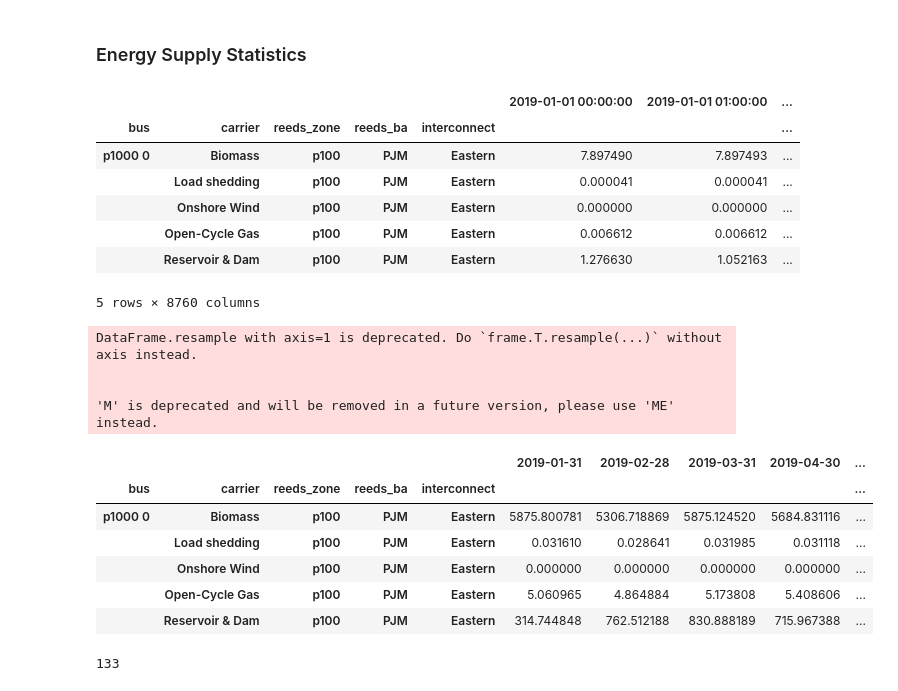
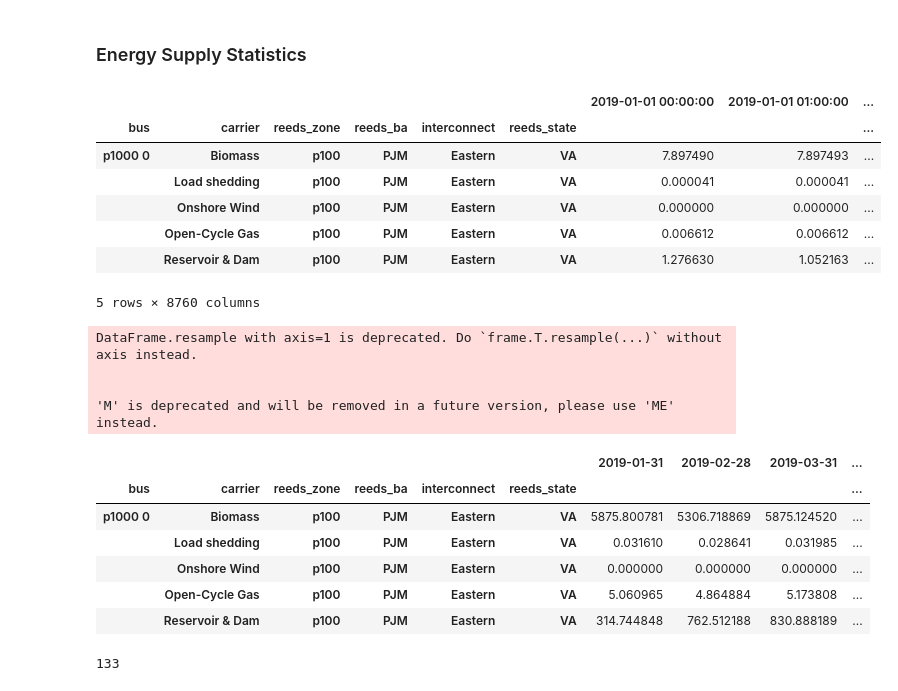
Before and after one commit to af3913/pypsa-usa, a Jupyter notebook: workflow/pypsa-usa_technical_appendix.ipynb, the cells around one changed output. Drawn from its saved outputs; the diff is of its cells as text; code cells hidden in the pictures.

```diff
--- a/workflow/pypsa-usa_technical_appendix.ipynb
+++ b/workflow/pypsa-usa_technical_appendix.ipynb
@@ -215,42 +215,42 @@ def get_primary_energy_use(n: pypsa.Network) -> pd.DataFrame:
         .groupby(["bus", "carrier"])
         .sum()
     )
 
 
 energy_use = get_primary_energy_use(network)
 
 # Add zonal features to energy use dataframe
 def add_zonal_features(energy_use: pd.DataFrame, buses: pd.DataFrame):
     """
     Returns energy_use dataframe with additional zonal features from buses dataframe.
     """
-    buses_select = buses[["reeds_zone", "reeds_ba", "interconnect"]].reset_index().rename(columns={"Bus": "bus"})
+    buses_select = buses[["reeds_zone", "reeds_ba", "interconnect", "reeds_state"]].reset_index().rename(columns={"Bus": "bus"})
 
     energy_use_zonal = energy_use.reset_index()
 
     energy_use_zonal.columns = energy_use_zonal.columns.droplevel(1)
 
     energy_use_zonal = energy_use_zonal.merge(buses_select, on="bus")
 
-    energy_use_zonal = energy_use_zonal.set_index(["bus", "carrier", "reeds_zone", "reeds_ba", "interconnect"])
+    energy_use_zonal = energy_use_zonal.set_index(["bus", "carrier", "reeds_zone", "reeds_ba", "interconnect", "reeds_state"])
 
     energy_use.columns = [timestamp[1] for timestamp in energy_use.columns]
     energy_use.columns = pd.to_datetime(energy_use.columns)
     energy_use_zonal.columns = energy_use.columns
 
     return energy_use_zonal
 
 # Apply function to get energy_use dataframe with zonal features
 energy_use_zonal = add_zonal_features(energy_use, buses)
 energy_use_zonal.head()
 # %% [output]
-|  |  |  |  |  | 2019-01-01 00:00:00 | 2019-01-01 01:00:00 | ... |
-| bus | carrier | reeds_zone | reeds_ba | interconnect |  |  | ... |
-| p1000 0 | Biomass | p100 | PJM | Eastern | 7.897490 | 7.897493 | ... |
-|  | Load shedding | p100 | PJM | Eastern | 0.000041 | 0.000041 | ... |
-|  | Onshore Wind | p100 | PJM | Eastern | 0.000000 | 0.000000 | ... |
-|  | Open-Cycle Gas | p100 | PJM | Eastern | 0.006612 | 0.006612 | ... |
-|  | Reservoir & Dam | p100 | PJM | Eastern | 1.276630 | 1.052163 | ... |
+|  |  |  |  |  |  | 2019-01-01 00:00:00 | 2019-01-01 01:00:00 | ... |
+| bus | carrier | reeds_zone | reeds_ba | interconnect | reeds_state |  |  | ... |
+| p1000 0 | Biomass | p100 | PJM | Eastern | VA | 7.897490 | 7.897493 | ... |
+|  | Load shedding | p100 | PJM | Eastern | VA | 0.000041 | 0.000041 | ... |
+|  | Onshore Wind | p100 | PJM | Eastern | VA | 0.000000 | 0.000000 | ... |
+|  | Open-Cycle Gas | p100 | PJM | Eastern | VA | 0.006612 | 0.006612 | ... |
+|  | Reservoir & Dam | p100 | PJM | Eastern | VA | 1.276630 | 1.052163 | ... |
 5 rows × 8760 columns
 # %%
 # Aggregate by month for energy_use_zonal
@@ -261,13 +261,13 @@ DataFrame.resample with axis=1 is deprecated. Do `frame.T.resample(...)` without
 
 
 'M' is deprecated and will be removed in a future version, please use 'ME' instead.
-|  |  |  |  |  | 2019-01-31 | 2019-02-28 | 2019-03-31 | 2019-04-30 | ... |
-| bus | carrier | reeds_zone | reeds_ba | interconnect |  |  |  |  | ... |
-| p1000 0 | Biomass | p100 | PJM | Eastern | 5875.800781 | 5306.718869 | 5875.124520 | 5684.831116 | ... |
-|  | Load shedding | p100 | PJM | Eastern | 0.031610 | 0.028641 | 0.031985 | 0.031118 | ... |
-|  | Onshore Wind | p100 | PJM | Eastern | 0.000000 | 0.000000 | 0.000000 | 0.000000 | ... |
-|  | Open-Cycle Gas | p100 | PJM | Eastern | 5.060965 | 4.864884 | 5.173808 | 5.408606 | ... |
-|  | Reservoir & Dam | p100 | PJM | Eastern | 314.744848 | 762.512188 | 830.888189 | 715.967388 | ... |
+|  |  |  |  |  |  | 2019-01-31 | 2019-02-28 | 2019-03-31 | ... |
+| bus | carrier | reeds_zone | reeds_ba | interconnect | reeds_state |  |  |  | ... |
+| p1000 0 | Biomass | p100 | PJM | Eastern | VA | 5875.800781 | 5306.718869 | 5875.124520 | ... |
+|  | Load shedding | p100 | PJM | Eastern | VA | 0.031610 | 0.028641 | 0.031985 | ... |
+|  | Onshore Wind | p100 | PJM | Eastern | VA | 0.000000 | 0.000000 | 0.000000 | ... |
+|  | Open-Cycle Gas | p100 | PJM | Eastern | VA | 5.060965 | 4.864884 | 5.173808 | ... |
+|  | Reservoir & Dam | p100 | PJM | Eastern | VA | 314.744848 | 762.512188 | 830.888189 | ... |
 # %%
 # number of unique reeds_zones
 energy_use_zonal.index.get_level_values("reeds_zone").nunique()
```
Also changed, not shown: parts of 1 cell of this notebook.
